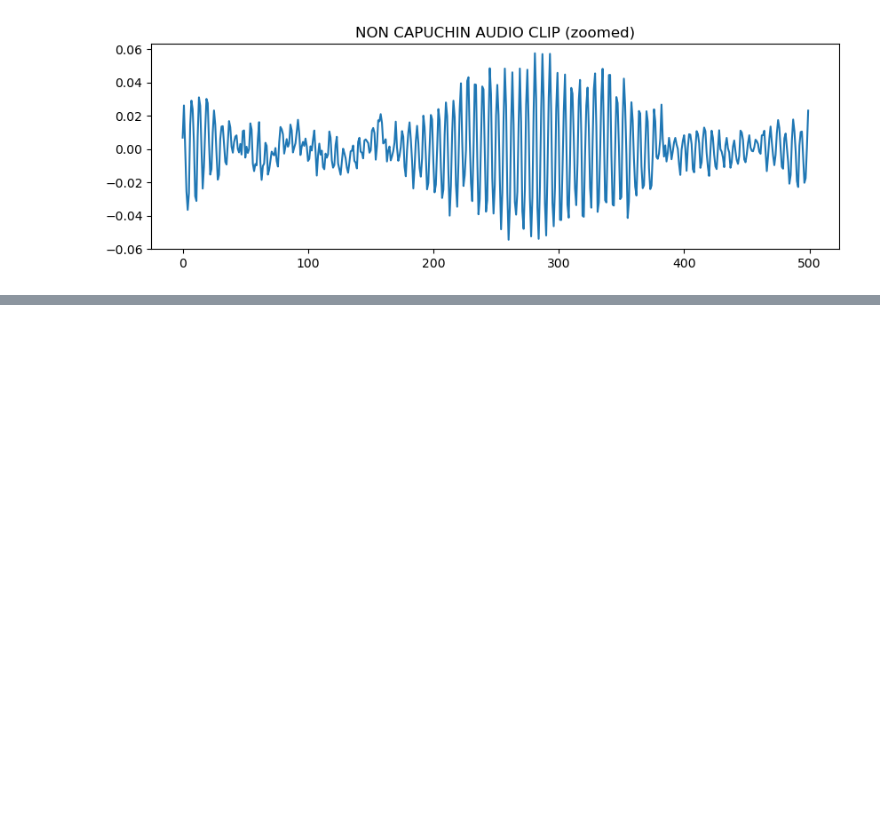
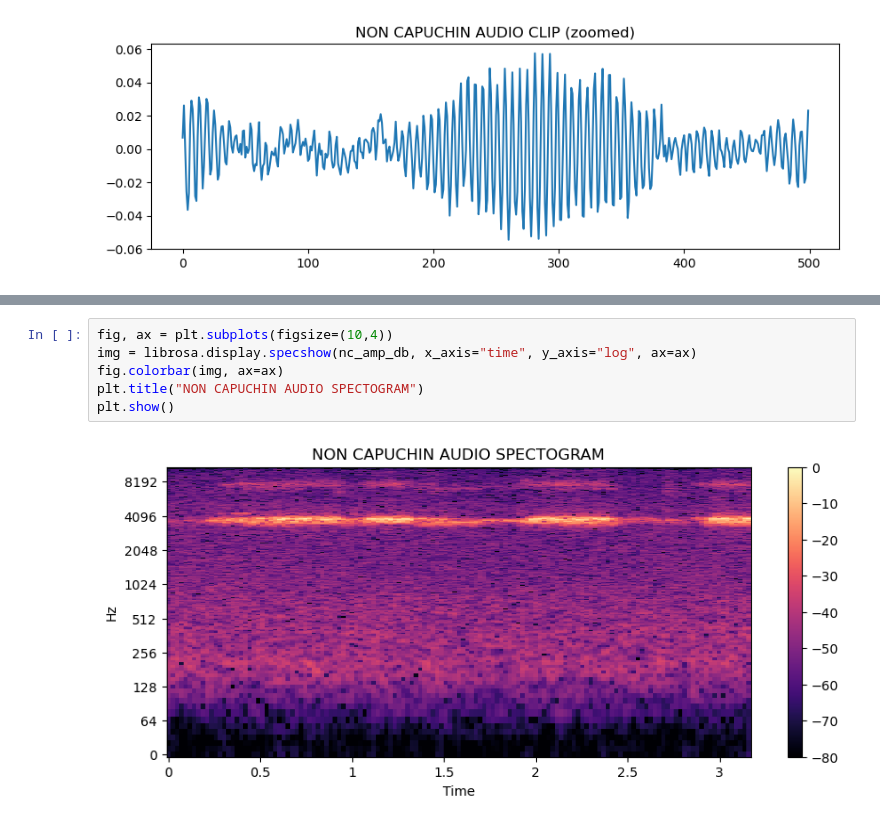
Before and after one commit to MigashaneVictoire/capuchin_bird_audio_classifier, a Jupyter notebook: audio_classification.ipynb, the cells around one changed output, grey strips where cells are left out. Saved outputs shown, nothing was run; the diff lists cells and outputs as text; blank space fills up the shorter version.

```diff
--- a/audio_classification.ipynb
+++ b/audio_classification.ipynb
@@ -100,0 +148,8 @@ plt.show()
+# %%
+fig, ax = plt.subplots(figsize=(10,4))
+img = librosa.display.specshow(nc_amp_db, x_axis="time", y_axis="log", ax=ax)
+fig.colorbar(img, ax=ax)
+plt.title("NON CAPUCHIN AUDIO SPECTOGRAM")
+plt.show()
+# %% [output]
+[figure, added]
```
Also changed, not shown: parts of 8 cells of this notebook.
